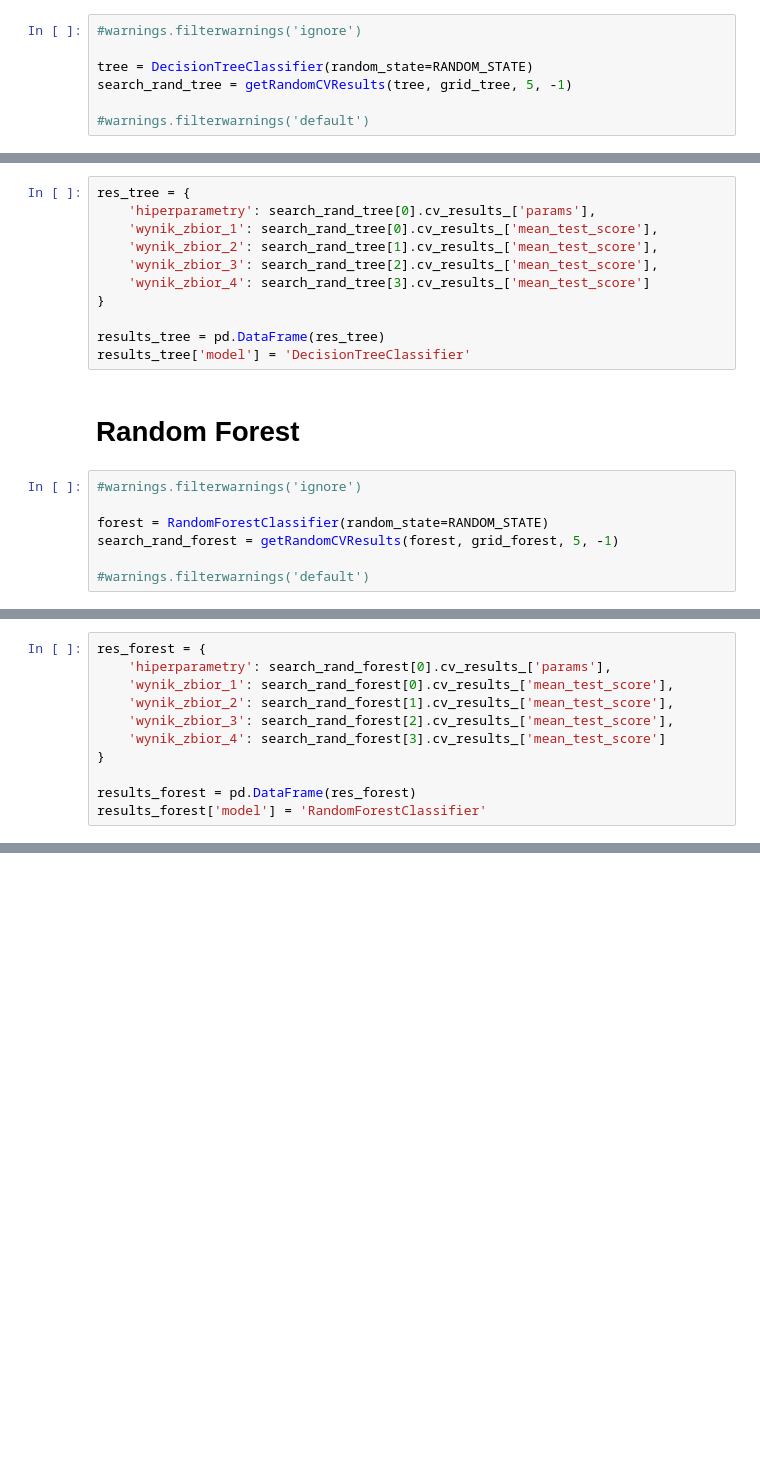
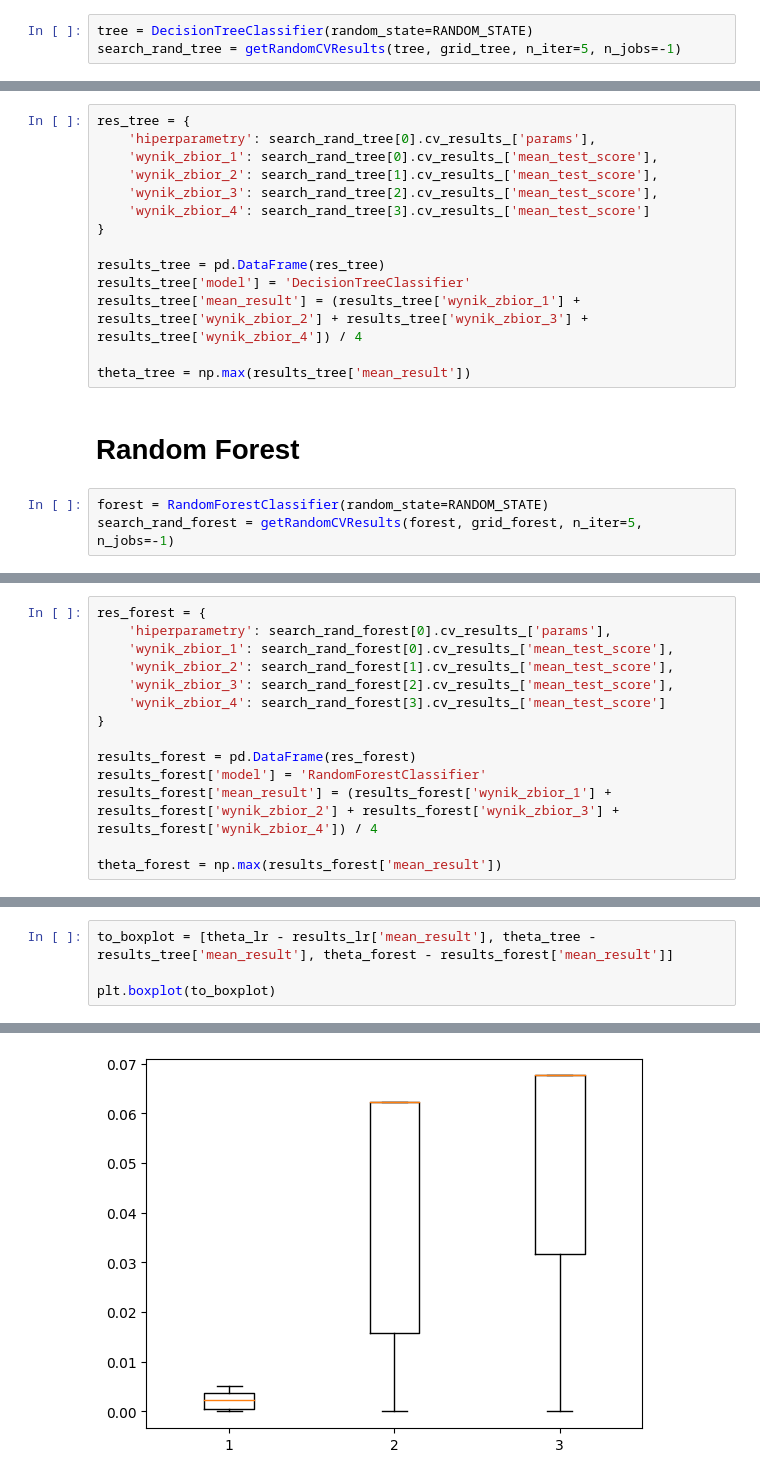
Before and after one commit to MaciejMalewicz778/Auto-ML---praca-domowa-1, a Jupyter notebook: pd1_wersja2.ipynb, the cells around one changed output, grey strips where cells are left out. Drawn from its saved outputs; the diff is of its cells as text; blank space fills up the shorter version.

```diff
--- a/pd1_wersja2.ipynb
+++ b/pd1_wersja2.ipynb
@@ -187,9 +182,5 @@ results_lr['model'] = 'LogisticRegression'
 # %% [markdown]
 # Decision Tree
 # %%
-#warnings.filterwarnings('ignore')
-
 tree = DecisionTreeClassifier(random_state=RANDOM_STATE)
-search_rand_tree = getRandomCVResults(tree, grid_tree, 5, -1)
-
-#warnings.filterwarnings('default')
+search_rand_tree = getRandomCVResults(tree, grid_tree, n_iter=5, n_jobs=-1)
@@ -204,12 +200,11 @@ res_tree = {
 
 results_tree = pd.DataFrame(res_tree)
 results_tree['model'] = 'DecisionTreeClassifier'
+results_tree['mean_result'] = (results_tree['wynik_zbior_1'] + results_tree['wynik_zbior_2'] + results_tree['wynik_zbior_3'] + results_tree['wynik_zbior_4']) / 4
+
+theta_tree = np.max(results_tree['mean_result'])
 # %% [markdown]
 # Random Forest
 # %%
-#warnings.filterwarnings('ignore')
-
 forest = RandomForestClassifier(random_state=RANDOM_STATE)
-search_rand_forest = getRandomCVResults(forest, grid_forest, 5, -1)
-
-#warnings.filterwarnings('default')
+search_rand_forest = getRandomCVResults(forest, grid_forest, n_iter=5, n_jobs=-1)
@@ -224,3 +224,6 @@ res_forest = {
 
 results_forest = pd.DataFrame(res_forest)
 results_forest['model'] = 'RandomForestClassifier'
+results_forest['mean_result'] = (results_forest['wynik_zbior_1'] + results_forest['wynik_zbior_2'] + results_forest['wynik_zbior_3'] + results_forest['wynik_zbior_4']) / 4
+
+theta_forest = np.max(results_forest['mean_result'])
@@ -327,0 +328,5 @@ def objective(params):
+# %%
+to_boxplot = [theta_lr - results_lr['mean_result'], theta_tree - results_tree['mean_result'], theta_forest - results_forest['mean_result']]
+
+plt.boxplot(to_boxplot)
+# %% [output]
@@ -327,0 +350 @@ def objective(params):
+[figure, added]
```
Also changed, not shown: parts of 32 cells of this notebook, 1 other file.
